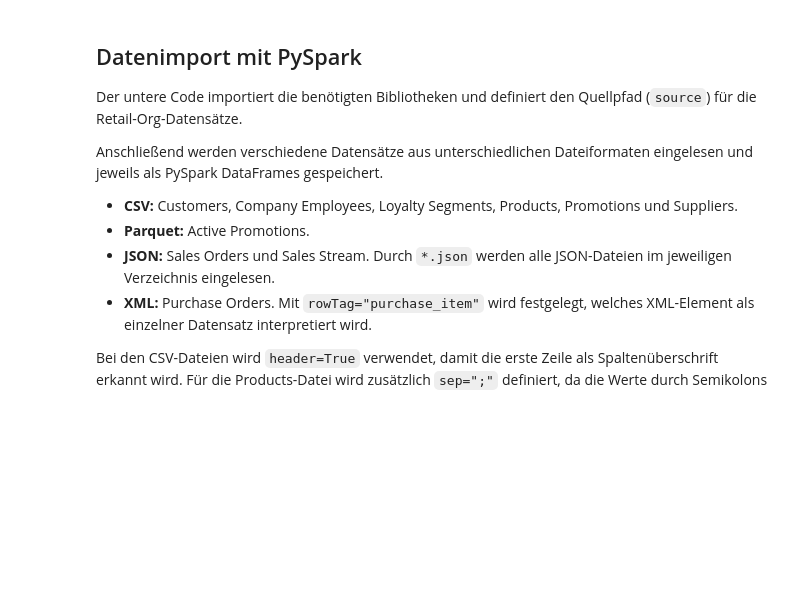
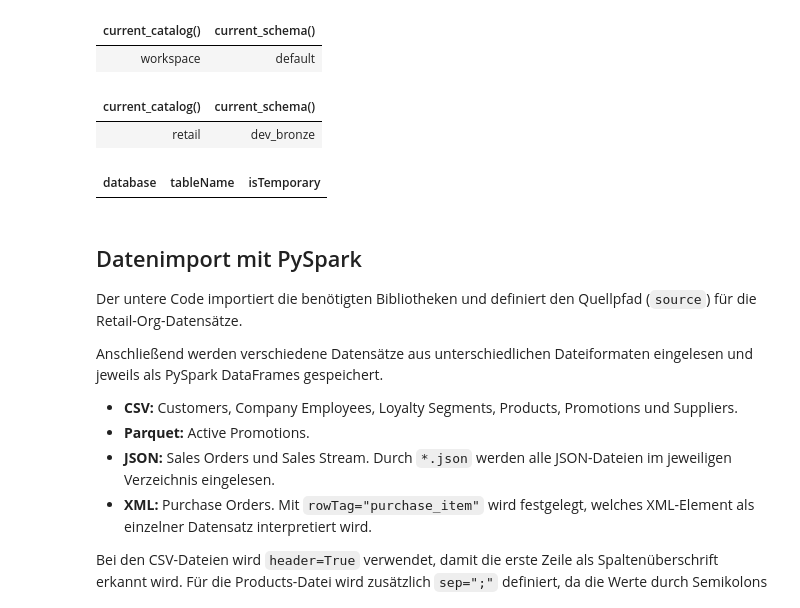
Before and after one commit to Rich1719/Databricks, a Jupyter notebook: retail-databricks/notebooks/bronze/Retail_Org_Bronze.ipynb, the cells around one changed output. Drawn from its saved outputs; the diff is of its cells as text; code cells hidden in the pictures; blank space fills up the shorter version.

```diff
--- a/retail-databricks/notebooks/bronze/Retail_Org_Bronze.ipynb
+++ b/retail-databricks/notebooks/bronze/Retail_Org_Bronze.ipynb
@@ -1,3 +1,27 @@
+# %%
+%sql
+SHOW SCHEMAS IN retail;
+
+SELECT current_catalog(), current_schema();
+# %% [output]
+| current_catalog() | current_schema() |
+| workspace | default |
+# %%
+%sql
+USE CATALOG retail;
+
+SELECT current_catalog(), current_schema();
+USE SCHEMA  current_schema();
+SELECT current_catalog(), current_schema();
+# %% [output]
+| current_catalog() | current_schema() |
+| retail | dev_bronze |
+# %%
+%sql
+--SHOW Schemas IN retail;
+SHOW TABLES IN retail.test_bronze;
+# %% [output]
+| database | tableName | isTemporary |
 # %% [markdown]
 
 ## Datenimport mit PySpark
```
Also changed, not shown: parts of 1 cell of this notebook.
